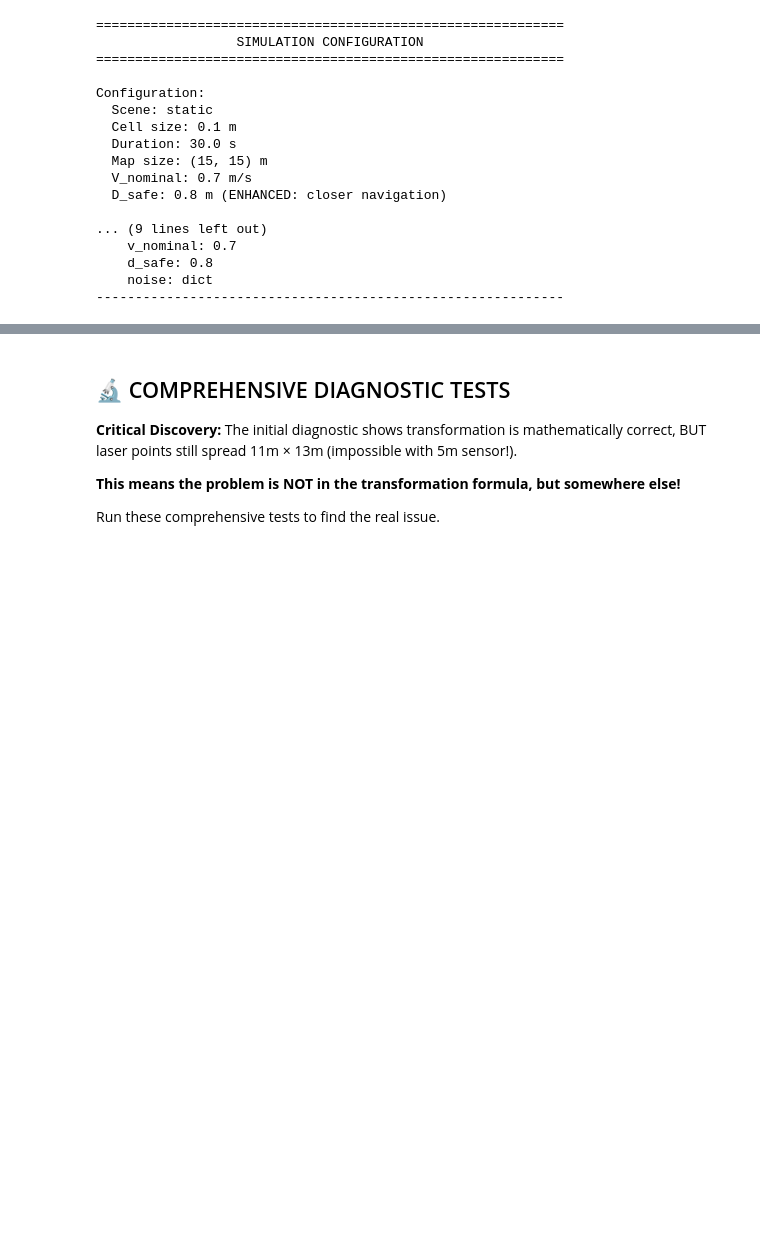
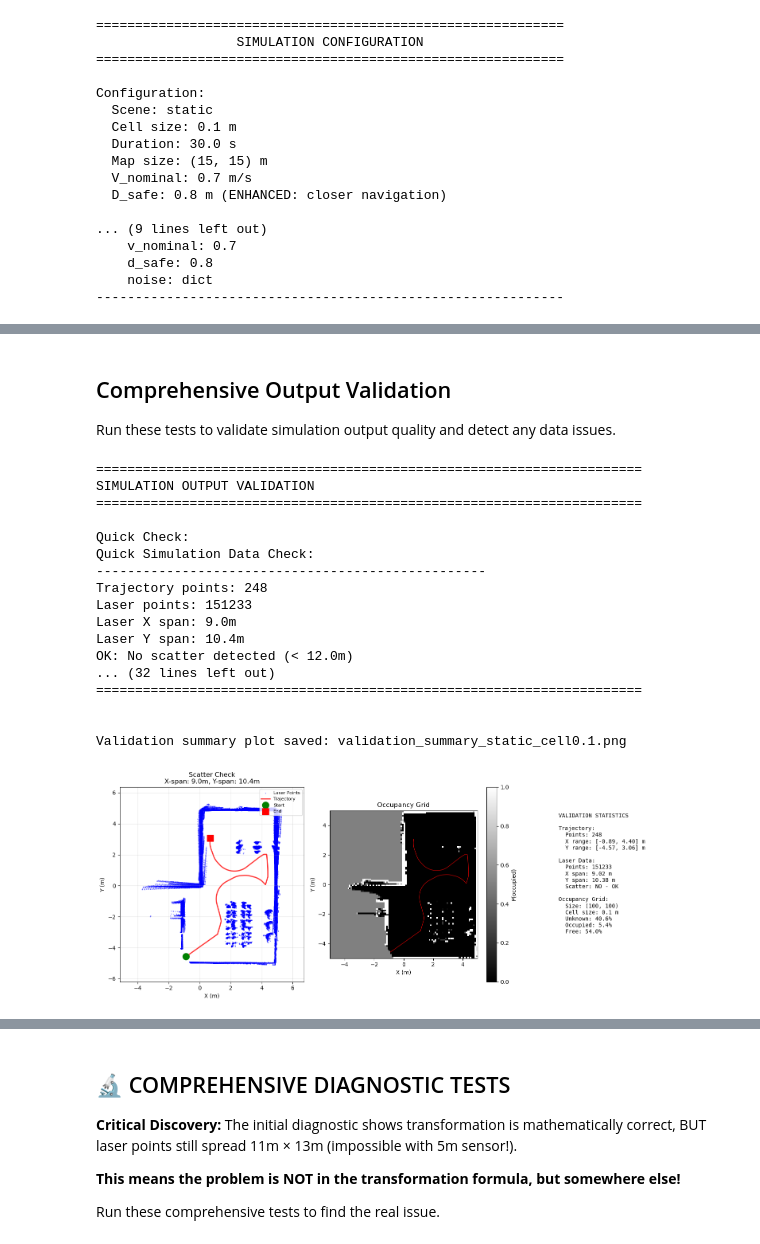
Before and after one commit to ARRETdaniel/25-2_robotica-movel, a Jupyter notebook: T3/dev/TP3_OccupancyGrid.ipynb, the cells around one changed output, grey strips where cells are left out. Cells and saved outputs as stored; diff of their text form; code cells hidden in the pictures; blank space fills up the shorter version.

```diff
--- a/T3/dev/TP3_OccupancyGrid.ipynb
+++ b/T3/dev/TP3_OccupancyGrid.ipynb
@@ -477,3 +452,62 @@ ANALYSIS COMPLETE
+# %% [markdown]
+## Comprehensive Output Validation
+
+Run these tests to validate simulation output quality and detect any data issues.
+# %%
+# Comprehensive simulation output validation
+# This validates data quality and detects common issues (e.g., scatter)
+
+from tests.test_simulation_output import (
+    validate_simulation_output,
+    quick_simulation_check,
+    plot_validation_summary
+)
+
+print("="*70)
+print("SIMULATION OUTPUT VALIDATION")
+print("="*70)
+print()
+
+# Quick check first
+print("Quick Check:")
+quick_passed = quick_simulation_check(robot_trajectory, all_laser_points)
+print()
+
+# Comprehensive validation
+results = validate_simulation_output(
+    robot_trajectory,
+    all_laser_points,
+    mapper,
+    CELL_SIZE,
+    verbose=True
+)
+
+# Generate validation summary plot
+plot_validation_summary(
+    robot_trajectory,
+    all_laser_points,
+    mapper,
+    save_path=f"validation_summary_{SCENE_TYPE}_cell{CELL_SIZE}.png"
+)
+# %% [output]
+======================================================================
+SIMULATION OUTPUT VALIDATION
+======================================================================
+
+Quick Check:
+Quick Simulation Data Check:
+--------------------------------------------------
+Trajectory points: 248
+Laser points: 151233
+Laser X span: 9.0m
+Laser Y span: 10.4m
+OK: No scatter detected (< 12.0m)
+... (32 lines left out)
+======================================================================
+
+
+Validation summary plot saved: validation_summary_static_cell0.1.png
+[figure, added]
 # %%
 # Import comprehensive test suite
 import sys
```
Also changed, not shown: parts of 11 cells of this notebook, 16 other files.
